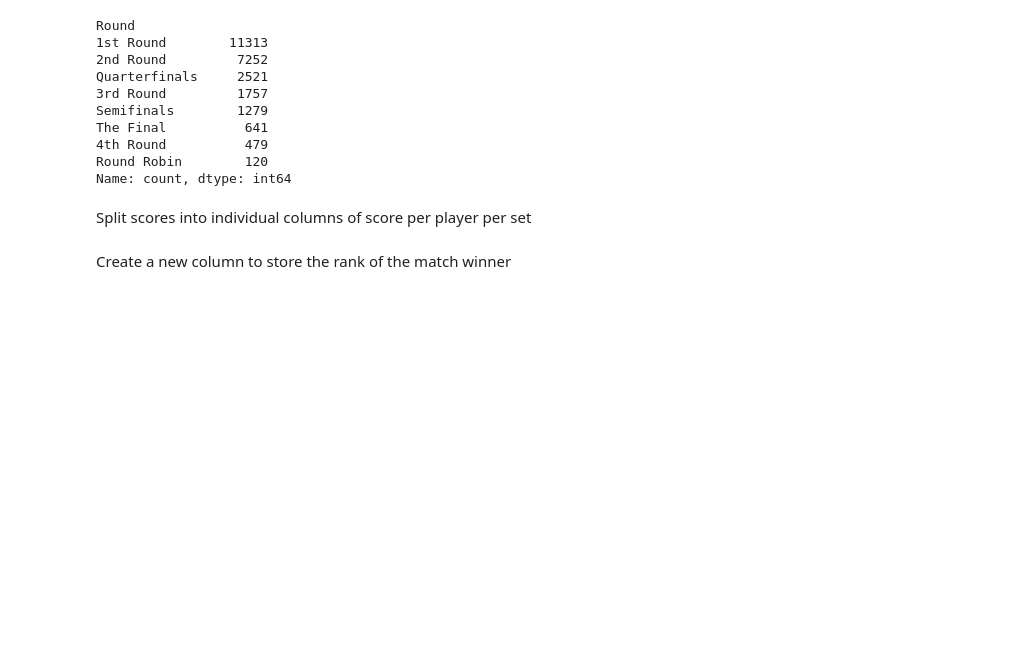
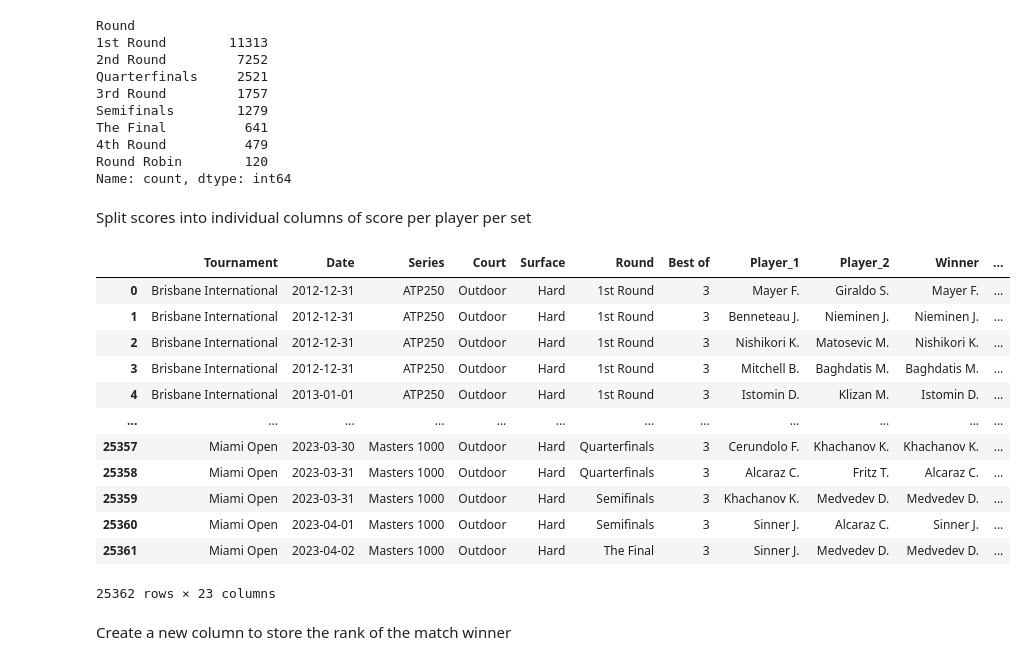
Before and after one commit to ldhaliwal/data-analysis, a Jupyter notebook: dataanalysis.ipynb, the cells around one changed output. Drawn from its saved outputs; the diff is of its cells as text; code cells hidden in the pictures; blank space fills up the shorter version.

```diff
--- a/dataanalysis.ipynb
+++ b/dataanalysis.ipynb
@@ -78,29 +80,43 @@ Name: count, dtype: int64
 # %% [markdown]
 Split scores into individual columns of score per player per set
 # %%
-temp = "4-6 2-6"
+# Splits set score into number of games won by each player
 def split(temp):
     split_sets = temp.split()
     single_score = []
     for set in split_sets:
         scores = set.split("-")
         for score in scores:
             single_score.append(score)
     return single_score
 
 score_df = pd.DataFrame(df["score"].apply(split).to_list())
 
+# Splits score into its own column
 set_count = 0
 for i in range(len(score_df.columns)):
     if i%2 ==0:
         set_count += 1
         name = f"{set_count}_player_1"
     else:
         name = f"{set_count}_player_2"
-    # change to "df" <-- need to run
     df[name] = score_df[score_df.columns[i]]
 
 df
+# %% [output]
+|  | Tournament | Date | Series | Court | Surface | Round | Best of | Player_1 | Player_2 | Winner | ... |
+| 0 | Brisbane International | 2012-12-31 | ATP250 | Outdoor | Hard | 1st Round | 3 | Mayer F. | Giraldo S. | Mayer F. | ... |
+| 1 | Brisbane International | 2012-12-31 | ATP250 | Outdoor | Hard | 1st Round | 3 | Benneteau J. | Nieminen J. | Nieminen J. | ... |
+| 2 | Brisbane International | 2012-12-31 | ATP250 | Outdoor | Hard | 1st Round | 3 | Nishikori K. | Matosevic M. | Nishikori K. | ... |
+| 3 | Brisbane International | 2012-12-31 | ATP250 | Outdoor | Hard | 1st Round | 3 | Mitchell B. | Baghdatis M. | Baghdatis M. | ... |
+| 4 | Brisbane International | 2013-01-01 | ATP250 | Outdoor | Hard | 1st Round | 3 | Istomin D. | Klizan M. | Istomin D. | ... |
+| ... | ... | ... | ... | ... | ... | ... | ... | ... | ... | ... | ... |
+| 25357 | Miami Open | 2023-03-30 | Masters 1000 | Outdoor | Hard | Quarterfinals | 3 | Cerundolo F. | Khachanov K. | Khachanov K. | ... |
+| 25358 | Miami Open | 2023-03-31 | Masters 1000 | Outdoor | Hard | Quarterfinals | 3 | Alcaraz C. | Fritz T. | Alcaraz C. | ... |
+| 25359 | Miami Open | 2023-03-31 | Masters 1000 | Outdoor | Hard | Semifinals | 3 | Khachanov K. | Medvedev D. | Medvedev D. | ... |
+| 25360 | Miami Open | 2023-04-01 | Masters 1000 | Outdoor | Hard | Semifinals | 3 | Sinner J. | Alcaraz C. | Sinner J. | ... |
+| 25361 | Miami Open | 2023-04-02 | Masters 1000 | Outdoor | Hard | The Final | 3 | Sinner J. | Medvedev D. | Medvedev D. | ... |
+25362 rows × 23 columns
 # %% [markdown]
 Create a new column to store the rank of the match winner
 # %%
```
Also changed, not shown: parts of 28 cells of this notebook.
